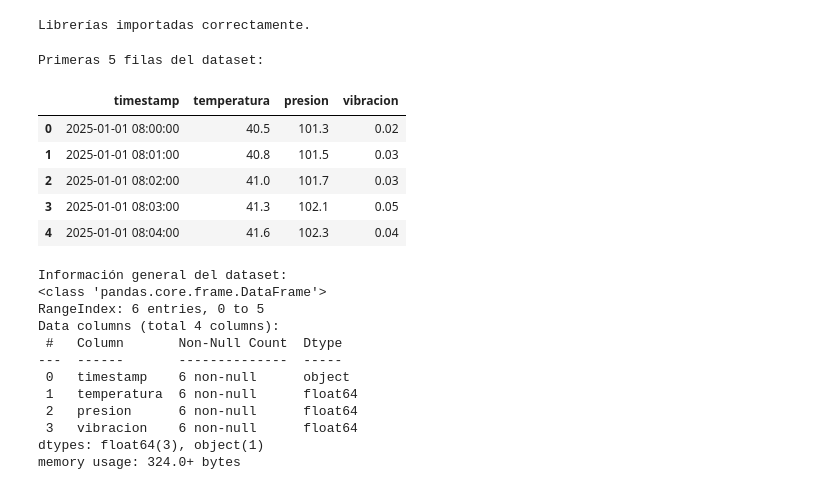
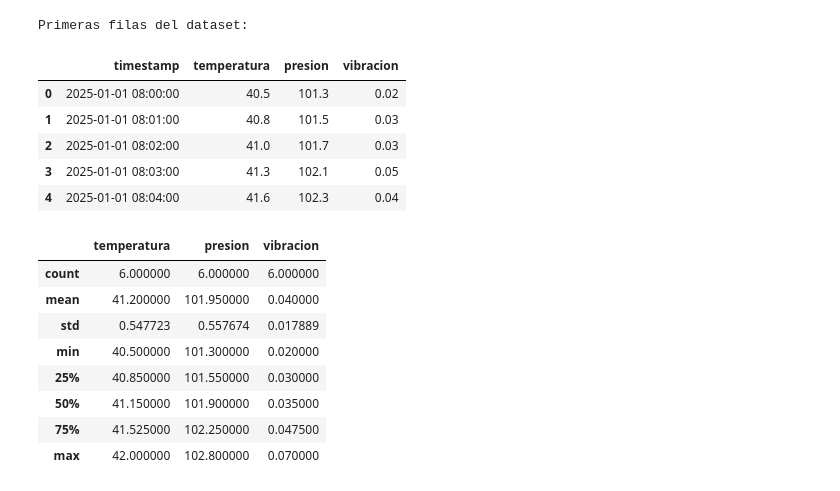
Before and after one commit to GzoC/data-analysis-sensors-industry, a Jupyter notebook: data-analysis-sensors-industry.ipynb, the cells around one changed output. Drawn from its saved outputs; the diff is of its cells as text; code cells hidden in the pictures.

```diff
--- a/data-analysis-sensors-industry.ipynb
+++ b/data-analysis-sensors-industry.ipynb
@@ -1,46 +1,25 @@
 # %%
-    import pandas as pd
+import pandas as pd
 import matplotlib.pyplot as plt
 import seaborn as sns
 
-# Configuración para mostrar gráficos en el notebook
+# Para que los gráficos se muestren en el notebook
 %matplotlib inline
 
-# Estilo de los gráficos
+# Configuración de estilo Seaborn
 sns.set(style="whitegrid")
-
-print("Librerías importadas correctamente.")
-# %% [output]
-Librerías importadas correctamente.
 # %%
 # Cargar el archivo CSV
-ruta_csv = "sensores_maquina.csv"
-df = pd.read_csv(ruta_csv)
+df = pd.read_csv("sensores_maquina.csv")
 
-# Mostrar las primeras filas
-print("Primeras 5 filas del dataset:")
-display(df.head())
-
-# Verificar la información general del dataset
-print("\nInformación general del dataset:")
-df.info()
+# Mostrar las primeras 5 filas
+print("Primeras filas del dataset:")
+df.head()
 # %% [output]
-Primeras 5 filas del dataset:
+Primeras filas del dataset:
 |  | timestamp | temperatura | presion | vibracion |
 | 0 | 2025-01-01 08:00:00 | 40.5 | 101.3 | 0.02 |
 | 1 | 2025-01-01 08:01:00 | 40.8 | 101.5 | 0.03 |
 | 2 | 2025-01-01 08:02:00 | 41.0 | 101.7 | 0.03 |
 | 3 | 2025-01-01 08:03:00 | 41.3 | 102.1 | 0.05 |
 | 4 | 2025-01-01 08:04:00 | 41.6 | 102.3 | 0.04 |
-Información general del dataset:
-<class 'pandas.core.frame.DataFrame'>
-RangeIndex: 6 entries, 0 to 5
-Data columns (total 4 columns):
- #   Column       Non-Null Count  Dtype
----  ------       --------------  -----
- 0   timestamp    6 non-null      object
- 1   temperatura  6 non-null      float64
- 2   presion      6 non-null      float64
- 3   vibracion    6 non-null      float64
-dtypes: float64(3), object(1)
-memory usage: 324.0+ bytes
@@ -46,0 +32,12 @@ memory usage: 324.0+ bytes
+# %%
+df.describe()
+# %% [output]
+|  | temperatura | presion | vibracion |
+| count | 6.000000 | 6.000000 | 6.000000 |
+| mean | 41.200000 | 101.950000 | 0.040000 |
+| std | 0.547723 | 0.557674 | 0.017889 |
+| min | 40.500000 | 101.300000 | 0.020000 |
+| 25% | 40.850000 | 101.550000 | 0.030000 |
+| 50% | 41.150000 | 101.900000 | 0.035000 |
+| 75% | 41.525000 | 102.250000 | 0.047500 |
+| max | 42.000000 | 102.800000 | 0.070000 |
```
Also changed, not shown: parts of 5 cells of this notebook.
